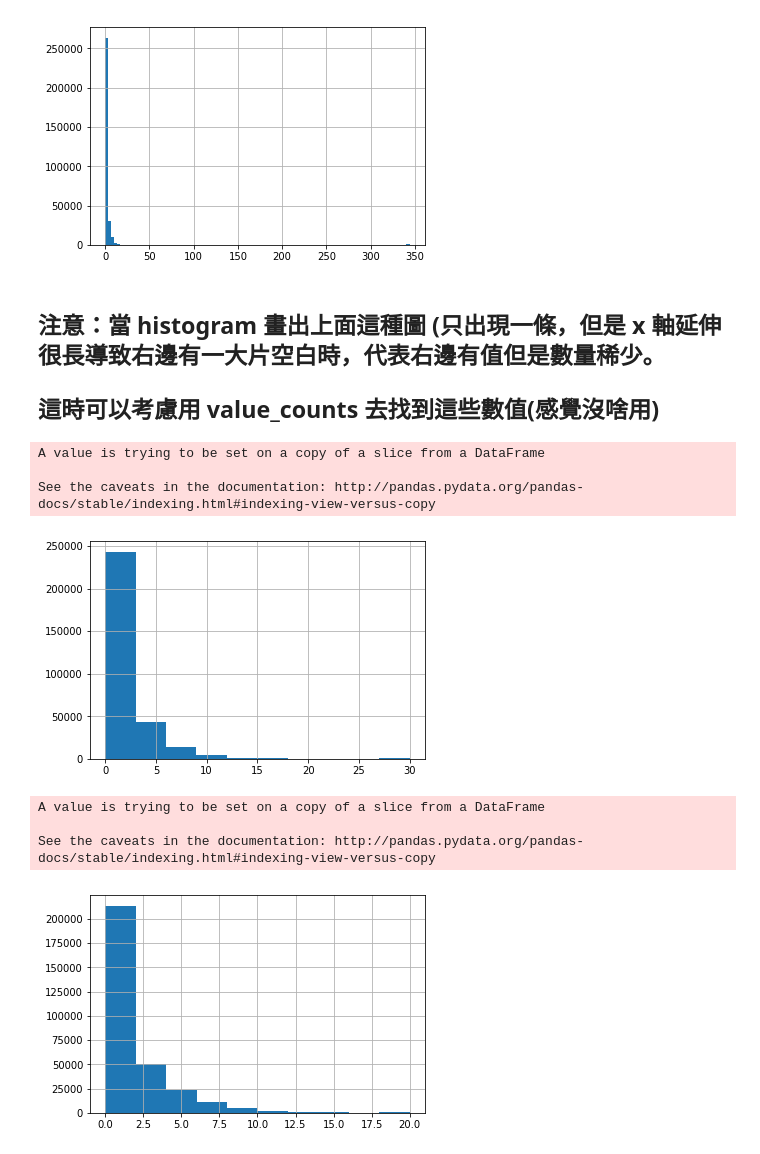
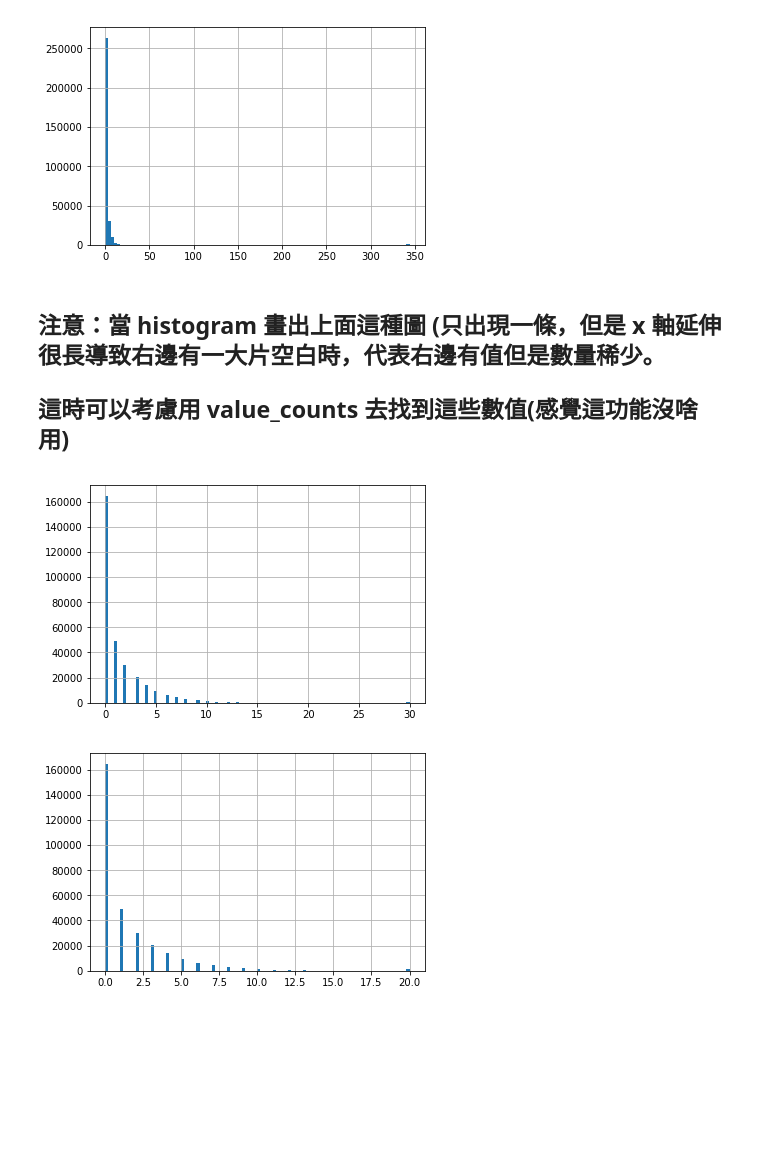
Before and after one commit to midilandlu/2nd-ML100Days-1, a Jupyter notebook: homework/Day_006_HW.ipynb, the cells around one changed output. Saved outputs shown, nothing was run; the diff lists cells and outputs as text; code cells hidden in the pictures; blank space fills up the shorter version.

```diff
--- a/homework/Day_006_HW.ipynb
+++ b/homework/Day_006_HW.ipynb
@@ -201,31 +202,25 @@ Name: OBS_60_CNT_SOCIAL_CIRCLE, dtype: float64
 [figure]
 # %% [markdown]
 ## 注意：當 histogram 畫出上面這種圖 (只出現一條，但是 x 軸延伸很長導致右邊有一大片空白時，代表右邊有值但是數量稀少。
-## 這時可以考慮用 value_counts 去找到這些數值(感覺沒啥用)
+## 這時可以考慮用 value_counts 去找到這些數值(感覺這功能沒啥用)
 # %%
 # 把一些極端值暫時去掉，在繪製一次 Histogram
 # 選擇 OBS_60_CNT_SOCIAL_CIRCLE 兩個標準差的值以外的值以OBS_60_CNT_SOCIAL_CIRCLE 兩個標準差的值以內的最大值替代
 # 選擇 OBS_60_CNT_SOCIAL_CIRCLE 大於 20 的值以OBS_60_CNT_SOCIAL_CIRCLE 小於 20 的最大值替代
 
 mean = app_train['OBS_60_CNT_SOCIAL_CIRCLE'].mean()
 std = app_train['OBS_60_CNT_SOCIAL_CIRCLE'].std()
-loc_a = app_train['OBS_60_CNT_SOCIAL_CIRCLE']
+loc_a = app_train['OBS_60_CNT_SOCIAL_CIRCLE'].copy()
 idx = (loc_a - mean) / std > 2
-loc_a[idx] = loc_a[~idx].max()
-loc_a.hist()
+loc_a.loc[idx] = loc_a.loc[~idx].max()
+loc_a.hist(bins = 100)
 plt.show()
 
-loc_b = app_train['OBS_60_CNT_SOCIAL_CIRCLE']
+loc_b = app_train['OBS_60_CNT_SOCIAL_CIRCLE'].copy()
 idx = loc_b > 20
 loc_b[idx] = loc_b[~idx].max()
-loc_b.hist()
+loc_b.hist(bins = 100)
 plt.show()
 # %% [output]
-A value is trying to be set on a copy of a slice from a DataFrame
-
-See the caveats in the documentation: http://pandas.pydata.org/pandas-docs/stable/indexing.html#indexing-view-versus-copy
-[figure, old version]
+[figure, new version]
-A value is trying to be set on a copy of a slice from a DataFrame
-
-See the caveats in the documentation: http://pandas.pydata.org/pandas-docs/stable/indexing.html#indexing-view-versus-copy
-[figure, old version]
+[figure, new version]
```
Also changed, not shown: parts of 1 cell of this notebook.
